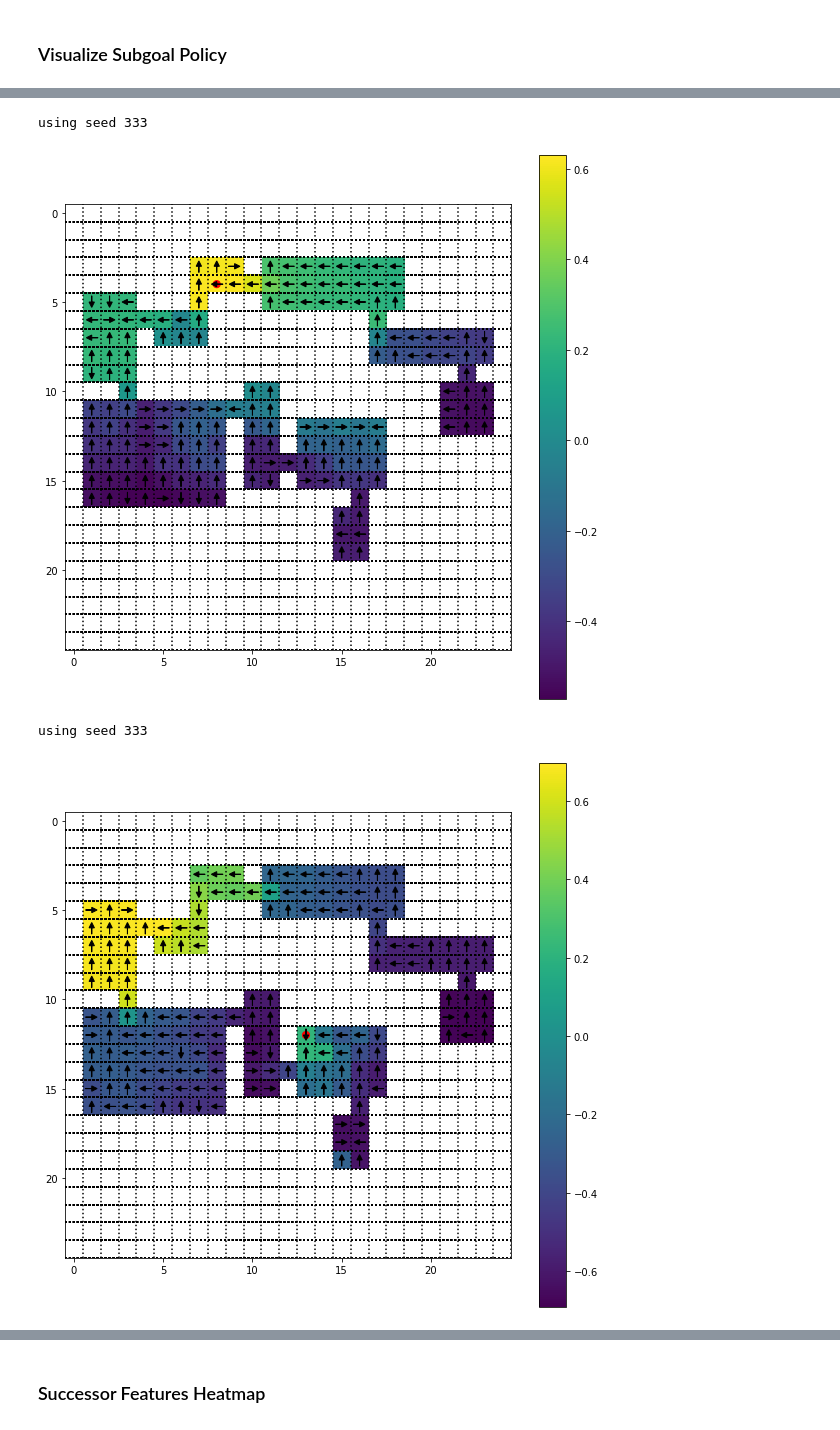
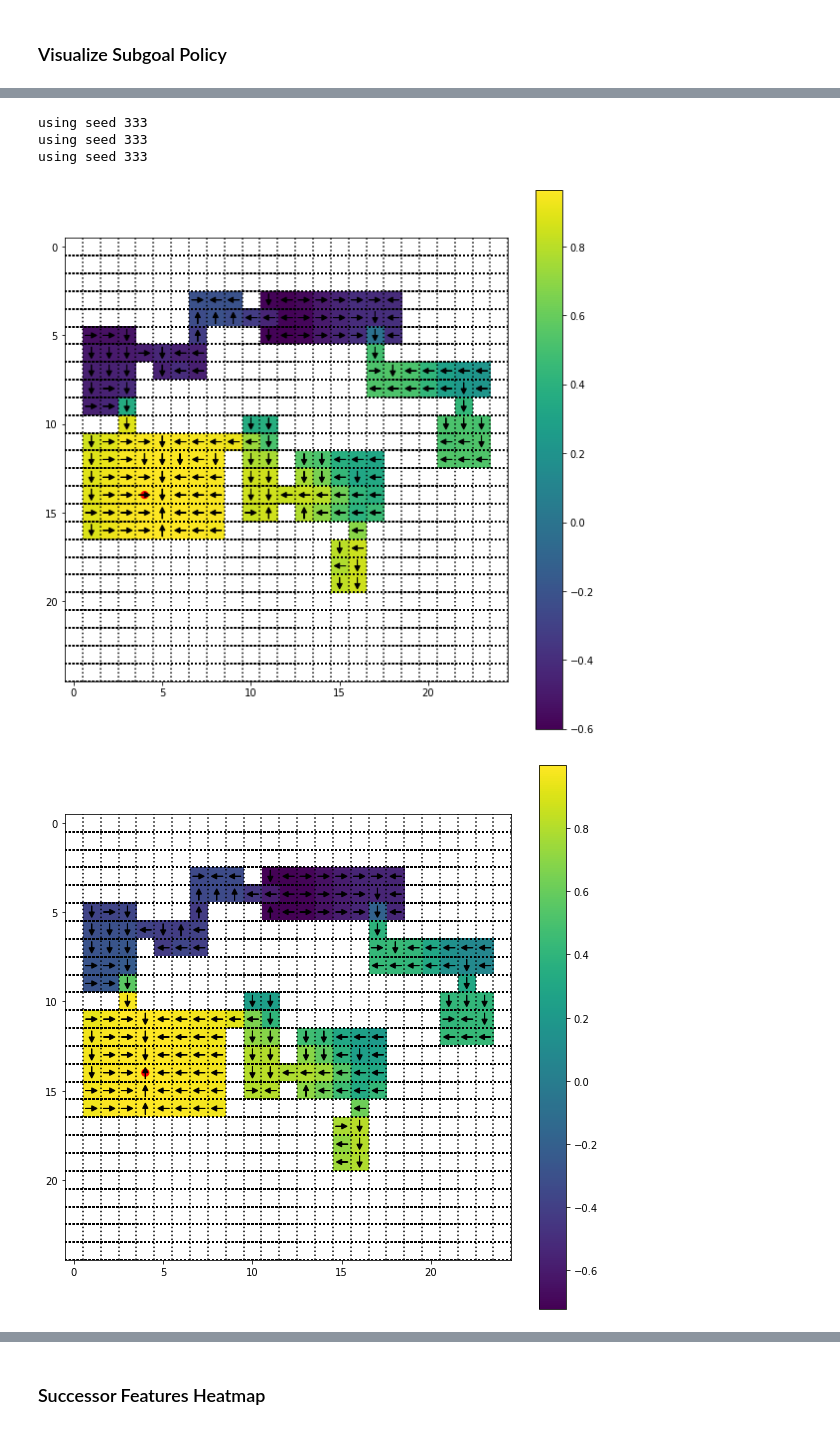
Before and after one commit to 2016choang/sfl, a Jupyter notebook: playground/new-envs.ipynb, the cells around one changed output, grey strips where cells are left out. Cells and saved outputs as stored; diff of their text form; code cells hidden in the pictures.

Commit message:
Latest true distance landmarks

```diff
--- a/playground/new-envs.ipynb
+++ b/playground/new-envs.ipynb
@@ -37,0 +56,4 @@ env = gym_make(id=env_id, mode=mode, minigrid_config=minigrid_config)
+# %%
+obs = env.reset()
+true_pos = get_true_pos(obs)
+true_pos
@@ -37,0 +62,4 @@ env = gym_make(id=env_id, mode=mode, minigrid_config=minigrid_config)
+# %%
+obs = env.step(3)[0]
+next_pos = get_true_pos(obs)
+next_pos
@@ -90,16 +125,5 @@ for i in range(steps):
 # %%
 plt.imshow(env.visited.T)
 plt.colorbar()
-# %%
-mode = 'multiroom'
-# minigrid_config = {'size': [25, 25], 'epsilon': 0.5}
-minigrid_config = {'epsilon': 0.5}
-env_id=None
-set_seed(333)
-
-env = gym_make(id=env_id, mode=mode, minigrid_config=minigrid_config)
-obs = env.reset()
-# plt.imshow(obs[:, :, 0] - obs[:, :, 1])
-# plt.colorbar()
 # %% [markdown]
 ### Visualize Subgoal Policy
@@ -169,2 +129,0 @@ def visualize_subgoal_policy(run, itr, subgoal):
-# %%
-subgoal = (8, 4)
@@ -180,19 +238,15 @@ using seed 333
-# %%
-#  correct SF learning, exploit prob 0.01, 10 steps per landmark
-run = '20200503/multiroom/run_1'
-itr = 100000
-itr -= 1
-visualize_subgoal_policy(run, itr, subgoal)
-# %% [output]
-using seed 333
-[figure, removed]
 # %%
 # true distance landmark graph
-subgoal = (13, 12)
-run = '20200503/multiroom/run_2'
-itr = 200000
+subgoal = (4, 14)
+run = '20200508/multiroom/run_15'
+itr = 160000
 itr -= 1
 visualize_subgoal_policy(run, itr, subgoal)
+visualize_subgoal_policy(run, itr, subgoal, 'sf')
+visualize_subgoal_policy(run, itr, subgoal, 'sf-look')
 # %% [output]
 using seed 333
+using seed 333
+using seed 333
-[figure, old version]
+[figure, new version]
+[figure, added]
```
Also changed, not shown: parts of 20 cells of this notebook, 10 other files.
